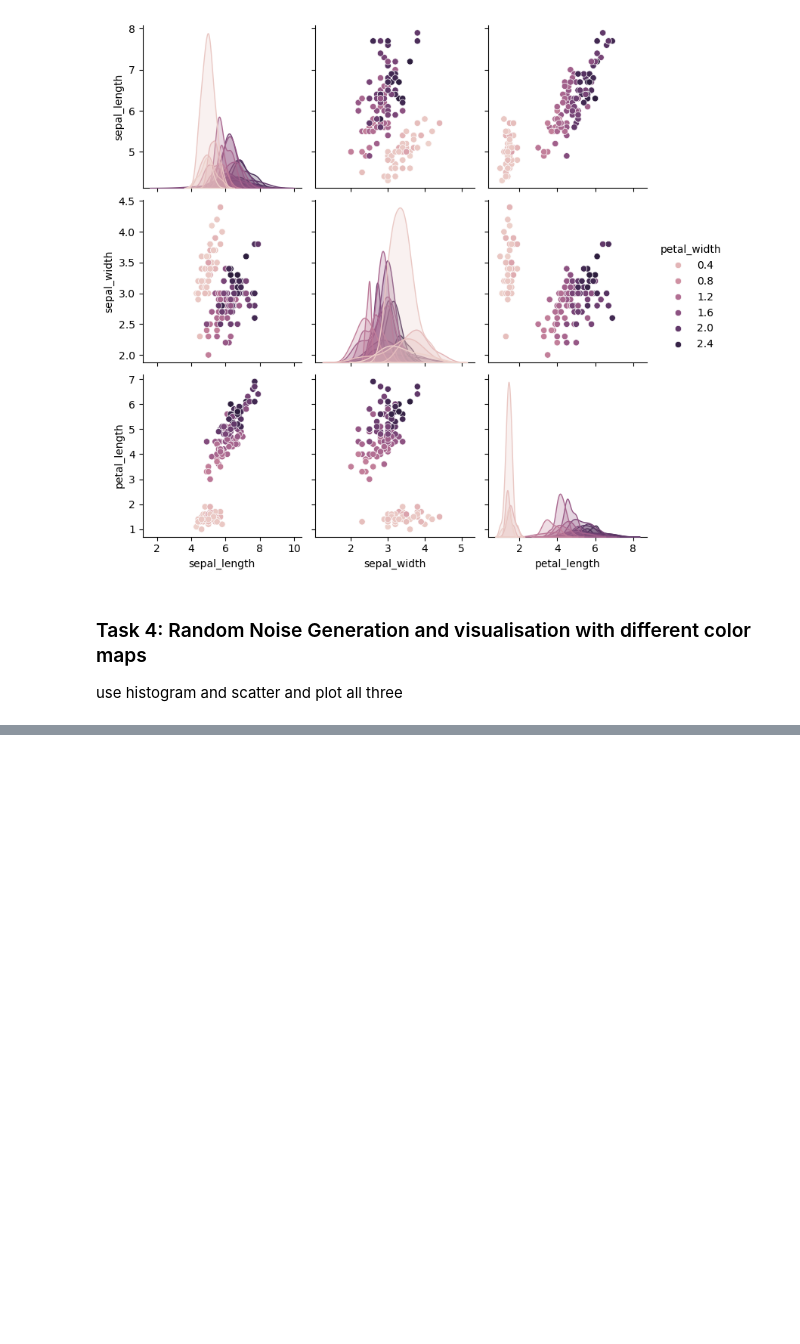
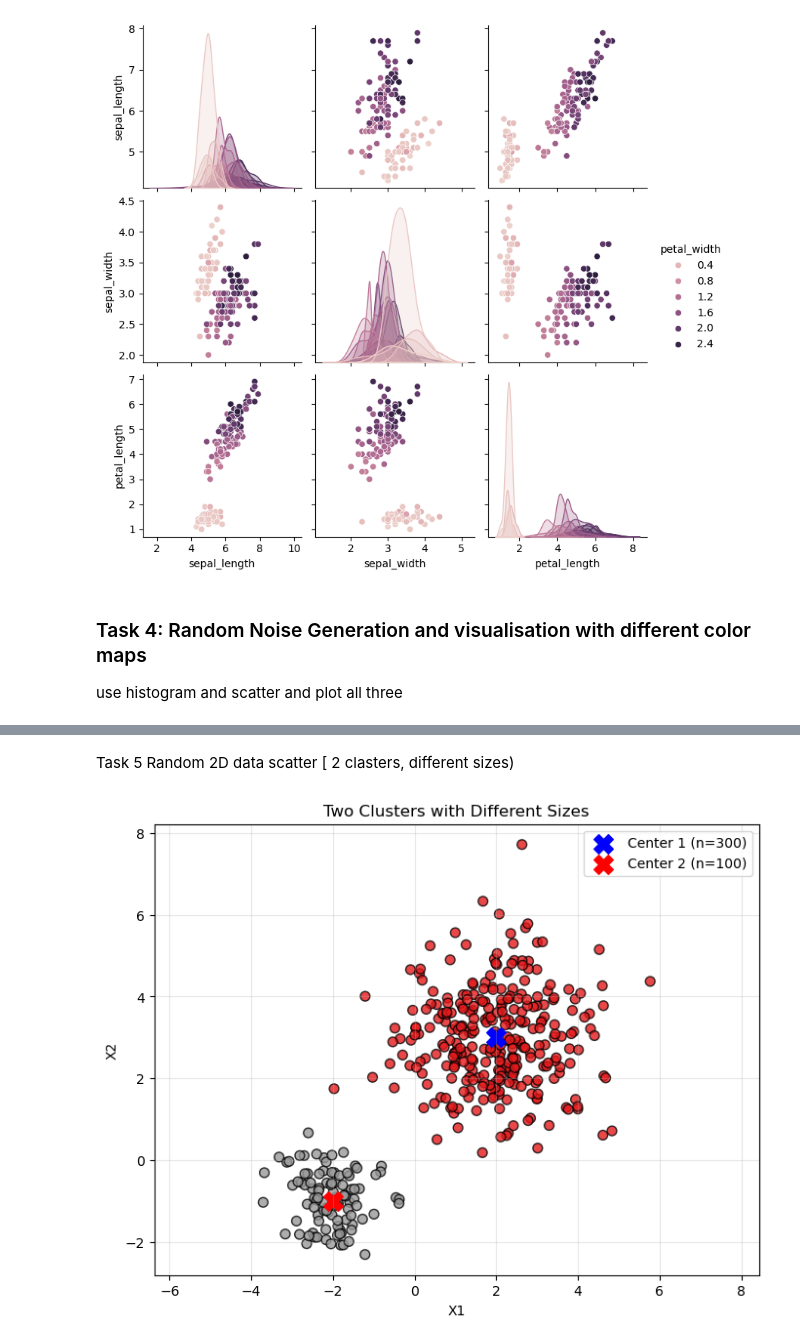
Before and after one commit to IrenStepanyan/ML_ALP, a Jupyter notebook: APL4IrenStepanyan/Data_Visualisation.ipynb, the cells around one changed output, grey strips where cells are left out. Drawn from its saved outputs; the diff is of its cells as text; code cells hidden in the pictures; blank space fills up the shorter version.

```diff
--- a/APL4IrenStepanyan/Data_Visualisation.ipynb
+++ b/APL4IrenStepanyan/Data_Visualisation.ipynb
@@ -151,0 +179,34 @@ Task 5 Random 2D data scatter [ 2 clasters, different sizes)
+# %% [markdown]
+Task 5 Random 2D data scatter [ 2 clasters, different sizes)
+# %%
+np.random.seed(42)
+
+# Cluster 1: larger, more spread
+n1 = 300
+mean1 = [2, 3]
+cov1 = [[1.5, 0], [0, 1.5]]
+cluster1 = np.random.multivariate_normal(mean1, cov1, n1)
+
+# Cluster 2: smaller, tighter
+n2 = 100
+mean2 = [-2, -1]
+cov2 = [[0.4, 0], [0, 0.4]]
+cluster2 = np.random.multivariate_normal(mean2, cov2, n2)
+
+# Combine and plot
+X = np.vstack([cluster1, cluster2]) #stacks the two (n×2) arrays into one (400×2) data matrix X.
+labels = [0]*n1 + [1]*n2
+
+plt.figure(figsize=(8, 6))
+plt.scatter(X[:, 0], X[:, 1], c=labels, cmap='Set1', s=50, edgecolors='k', alpha=0.8)
+plt.scatter(mean1[0], mean1[1], c='blue', s=200, marker='X', label=f'Center 1 (n={n1})')
+plt.scatter(mean2[0], mean2[1], c='red', s=200, marker='X', label=f'Center 2 (n={n2})')
+plt.title("Two Clusters with Different Sizes")
+plt.xlabel("X1")
+plt.ylabel("X2")
+plt.legend()
+plt.grid(True, alpha=0.3)
+plt.axis('equal')
+plt.show()
+# %% [output]
+[figure, added]
```
Also changed, not shown: parts of 4 cells of this notebook.
